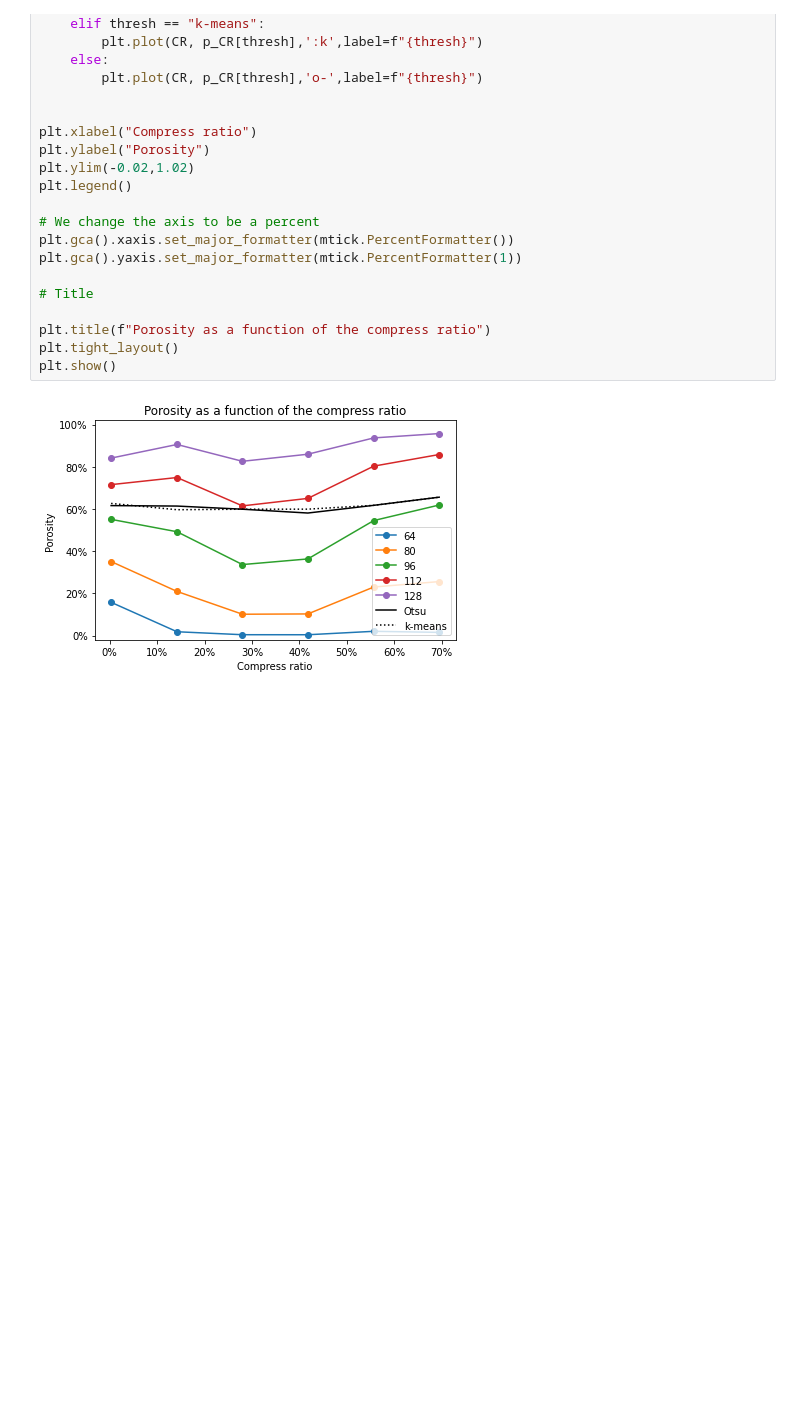
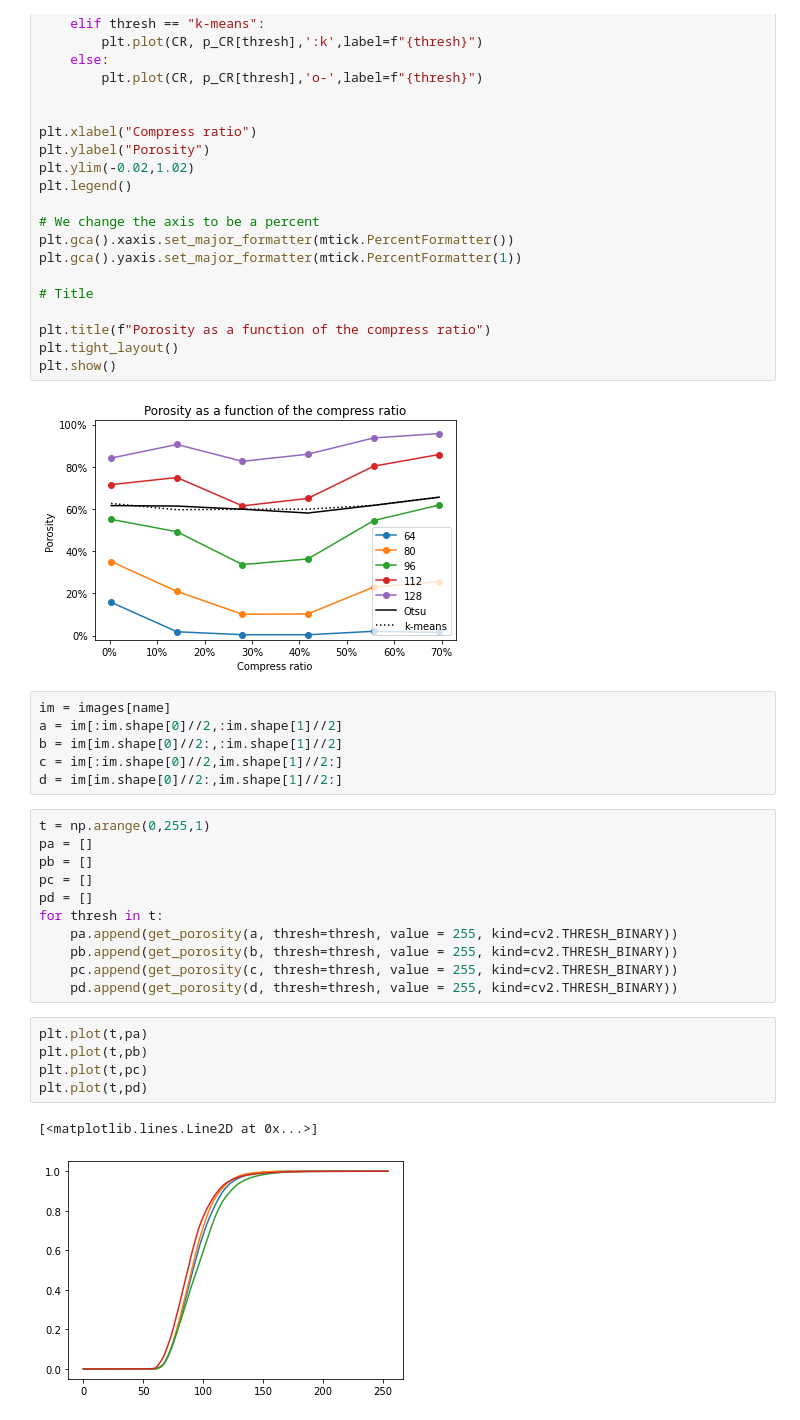
Before and after one commit to rusonariga/PorosityBinarized, a Jupyter notebook: PorosityWang.ipynb, the cells around one changed output. Saved outputs shown, nothing was run; the diff lists cells and outputs as text; blank space fills up the shorter version.

Commit message:
Added porosity for simulations

```diff
--- a/PorosityWang.ipynb
+++ b/PorosityWang.ipynb
@@ -258,3 +258,28 @@ plt.tight_layout()
 plt.show()
 # %% [output]
 [figure]
+# %%
+im = images[name]
+a = im[:im.shape[0]//2,:im.shape[1]//2]
+b = im[im.shape[0]//2:,:im.shape[1]//2]
+c = im[:im.shape[0]//2,im.shape[1]//2:]
+d = im[im.shape[0]//2:,im.shape[1]//2:]
+# %%
+t = np.arange(0,255,1)
+pa = []
+pb = []
+pc = []
+pd = []
+for thresh in t:
+    pa.append(get_porosity(a, thresh=thresh, value = 255, kind=cv2.THRESH_BINARY))
+    pb.append(get_porosity(b, thresh=thresh, value = 255, kind=cv2.THRESH_BINARY))
+    pc.append(get_porosity(c, thresh=thresh, value = 255, kind=cv2.THRESH_BINARY))
+    pd.append(get_porosity(d, thresh=thresh, value = 255, kind=cv2.THRESH_BINARY))
+# %%
+plt.plot(t,pa)
+plt.plot(t,pb)
+plt.plot(t,pc)
+plt.plot(t,pd)
+# %% [output]
+[<matplotlib.lines.Line2D at 0x...>]
+[figure, added]
```
Also changed, not shown: 59 other files.
